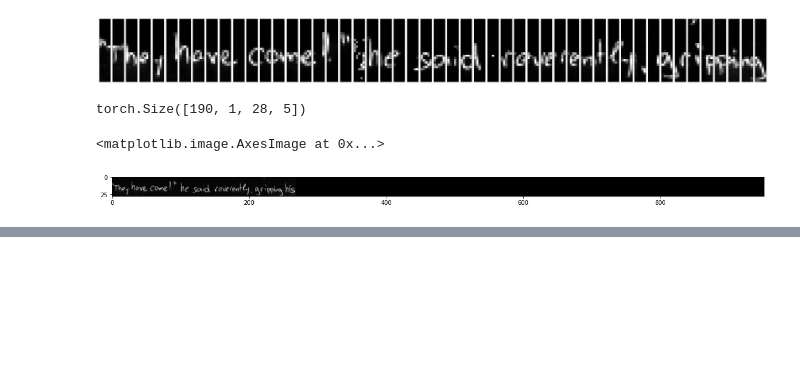
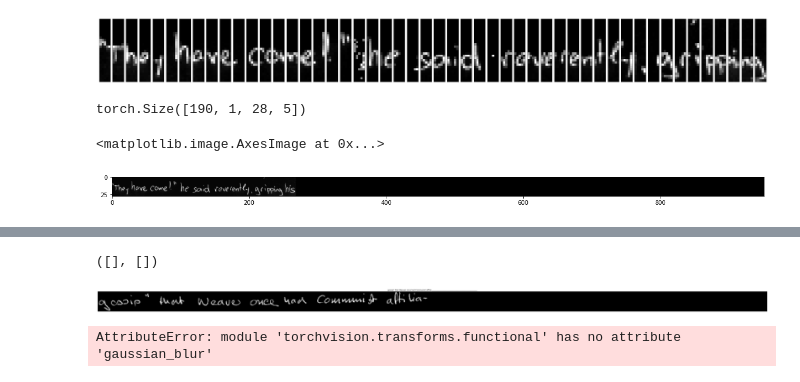
Before and after one commit to aktersnurra/text-recognizer, a Jupyter notebook: src/notebooks/04a-look-at-iam-lines.ipynb, the cells around one changed output, grey strips where cells are left out. Cells and saved outputs as stored; diff of their text form; code cells hidden in the pictures; blank space fills up the shorter version.

```diff
--- a/src/notebooks/04a-look-at-iam-lines.ipynb
+++ b/src/notebooks/04a-look-at-iam-lines.ipynb
@@ -263,0 +173,13 @@ tensor([[[-0.4179,  0.4755,  0.0407,  ..., -0.0609, -0.0870,  0.4562],
+# %%
+plt.figure(figsize=(80, 20))
+plt.title(sentence)
+plt.imshow(d.squeeze(0).numpy(), cmap='gray')
+plt.xticks([])
+plt.yticks([])
+# %% [output]
+([], [])
+[figure, added]
+# %%
+torchvision.transforms.functional.gaussian_blur
+# %% [output]
+AttributeError: module 'torchvision.transforms.functional' has no attribute 'gaussian_blur'
```
Also changed, not shown: parts of 27 cells of this notebook, 10 other files.
